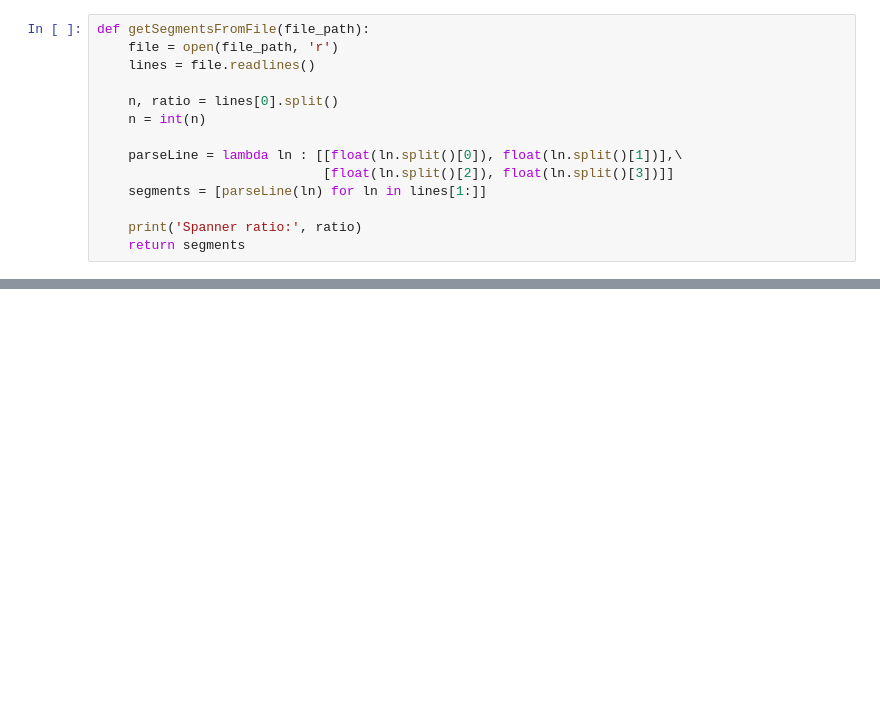
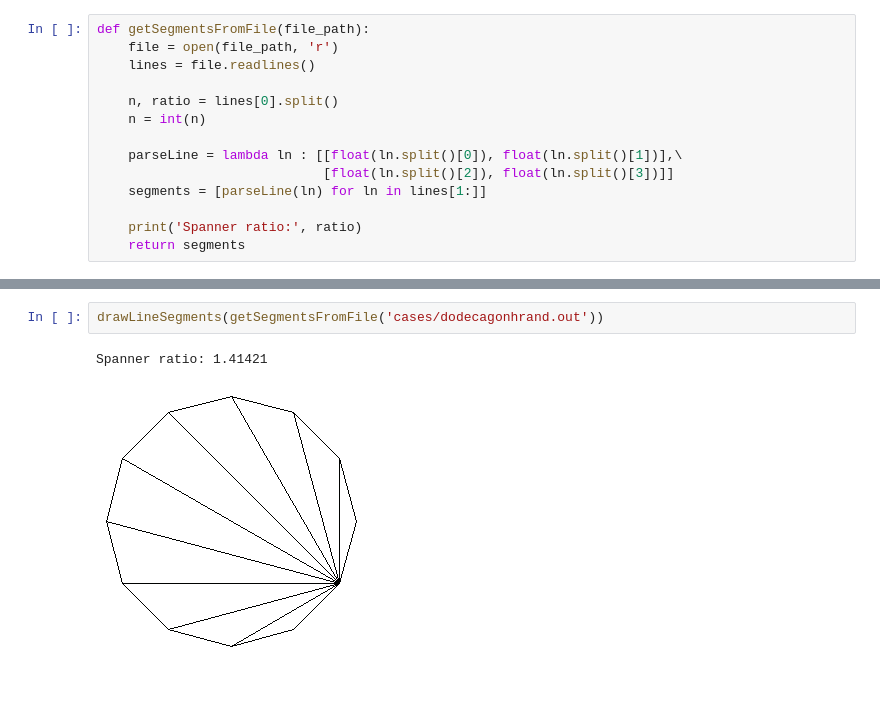
Before and after one commit to luccasiau/cpsc448, a Jupyter notebook: spanner/Nice art.ipynb, the cells around one changed output, grey strips where cells are left out. Saved outputs shown, nothing was run; the diff lists cells and outputs as text; blank space fills up the shorter version.

```diff
--- a/spanner/Nice art.ipynb
+++ b/spanner/Nice art.ipynb
@@ -50,0 +71,5 @@ Spanner ratio: 1.38367
+# %%
+drawLineSegments(getSegmentsFromFile('cases/dodecagonhrand.out'))
+# %% [output]
+Spanner ratio: 1.41421
+[figure, added]
```
Also changed, not shown: parts of 21 cells of this notebook, 48 other files.
